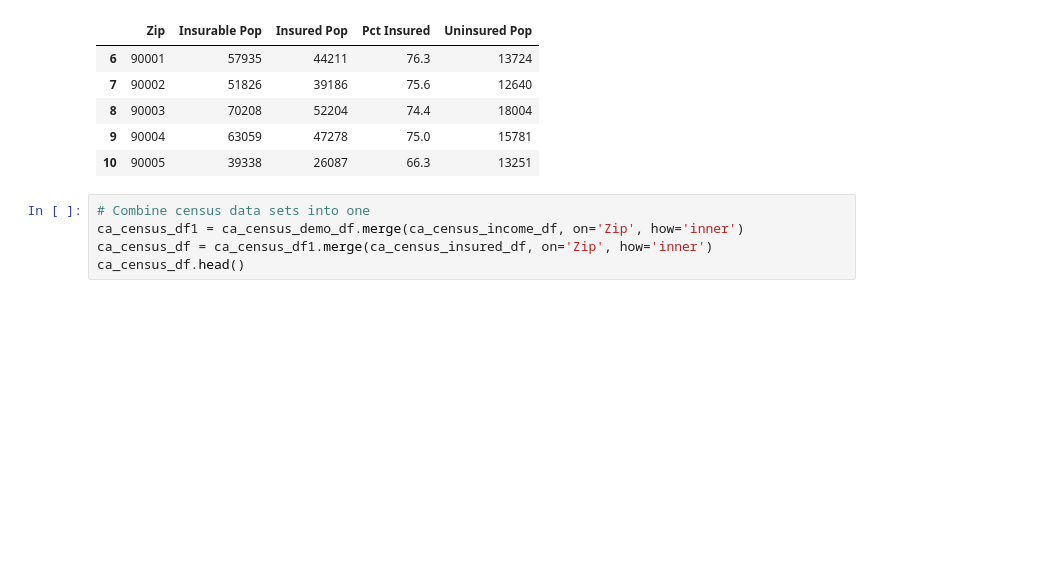
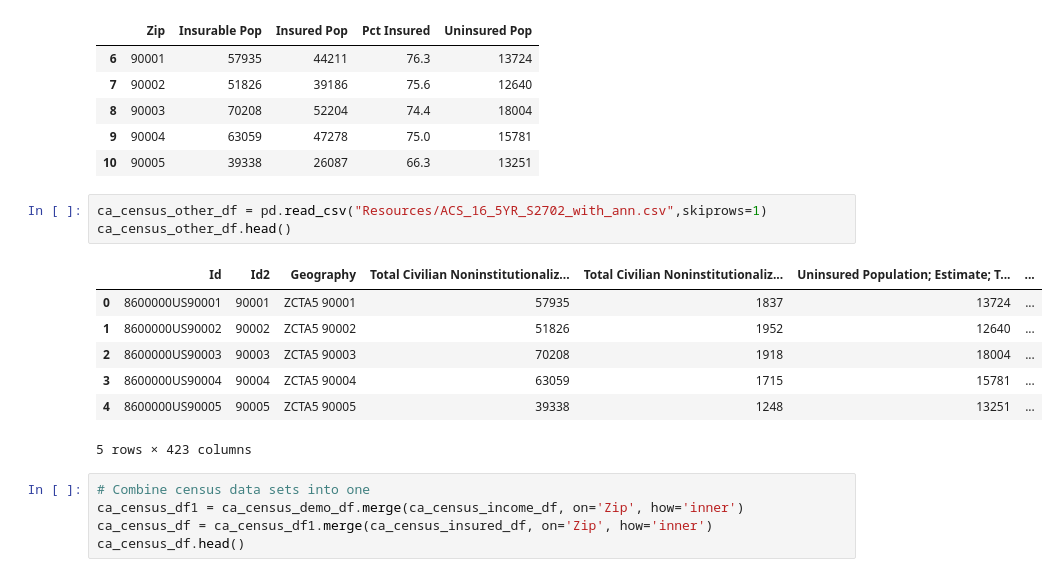
Before and after one commit to velasquezg1/ED_Visits_Cannabis, a Jupyter notebook: ED_Visit_Data_Munging.ipynb, the cells around one changed output. Drawn from its saved outputs; the diff is of its cells as text; blank space fills up the shorter version.

```diff
--- a/ED_Visit_Data_Munging.ipynb
+++ b/ED_Visit_Data_Munging.ipynb
@@ -75,6 +79,17 @@ ca_census_insured_df.head()
 | 8 | 90003 | 70208 | 52204 | 74.4 | 18004 |
 | 9 | 90004 | 63059 | 47278 | 75.0 | 15781 |
 | 10 | 90005 | 39338 | 26087 | 66.3 | 13251 |
+# %%
+ca_census_other_df = pd.read_csv("Resources/ACS_16_5YR_S2702_with_ann.csv",skiprows=1)
+ca_census_other_df.head()
+# %% [output]
+|  | Id | Id2 | Geography | Total Civilian Noninstitutionaliz... | Total Civilian Noninstitutionaliz... | Uninsured Population; Estimate; T... | ... |
+| 0 | 8600000US90001 | 90001 | ZCTA5 90001 | 57935 | 1837 | 13724 | ... |
+| 1 | 8600000US90002 | 90002 | ZCTA5 90002 | 51826 | 1952 | 12640 | ... |
+| 2 | 8600000US90003 | 90003 | ZCTA5 90003 | 70208 | 1918 | 18004 | ... |
+| 3 | 8600000US90004 | 90004 | ZCTA5 90004 | 63059 | 1715 | 15781 | ... |
+| 4 | 8600000US90005 | 90005 | ZCTA5 90005 | 39338 | 1248 | 13251 | ... |
+5 rows × 423 columns
 # %%
 # Combine census data sets into one
 ca_census_df1 = ca_census_demo_df.merge(ca_census_income_df, on='Zip', how='inner')
```
Also changed, not shown: parts of 2 cells of this notebook, 3 other files.
